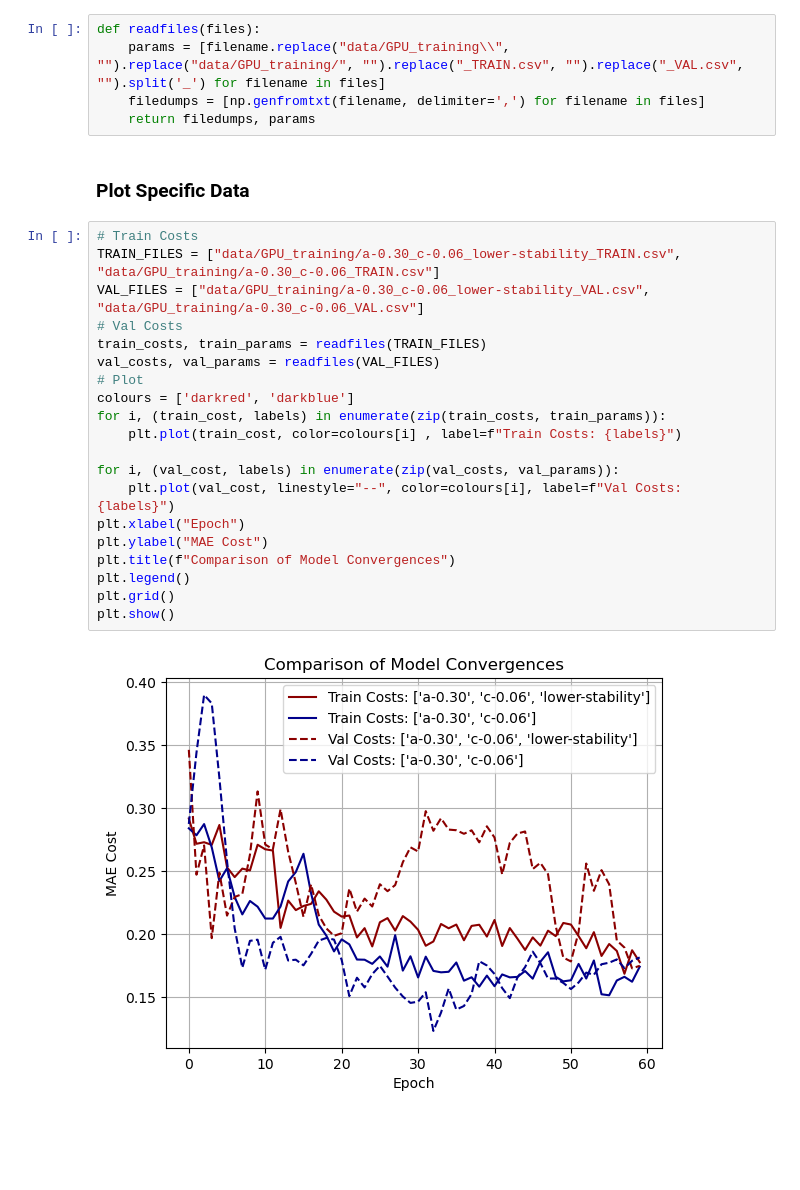
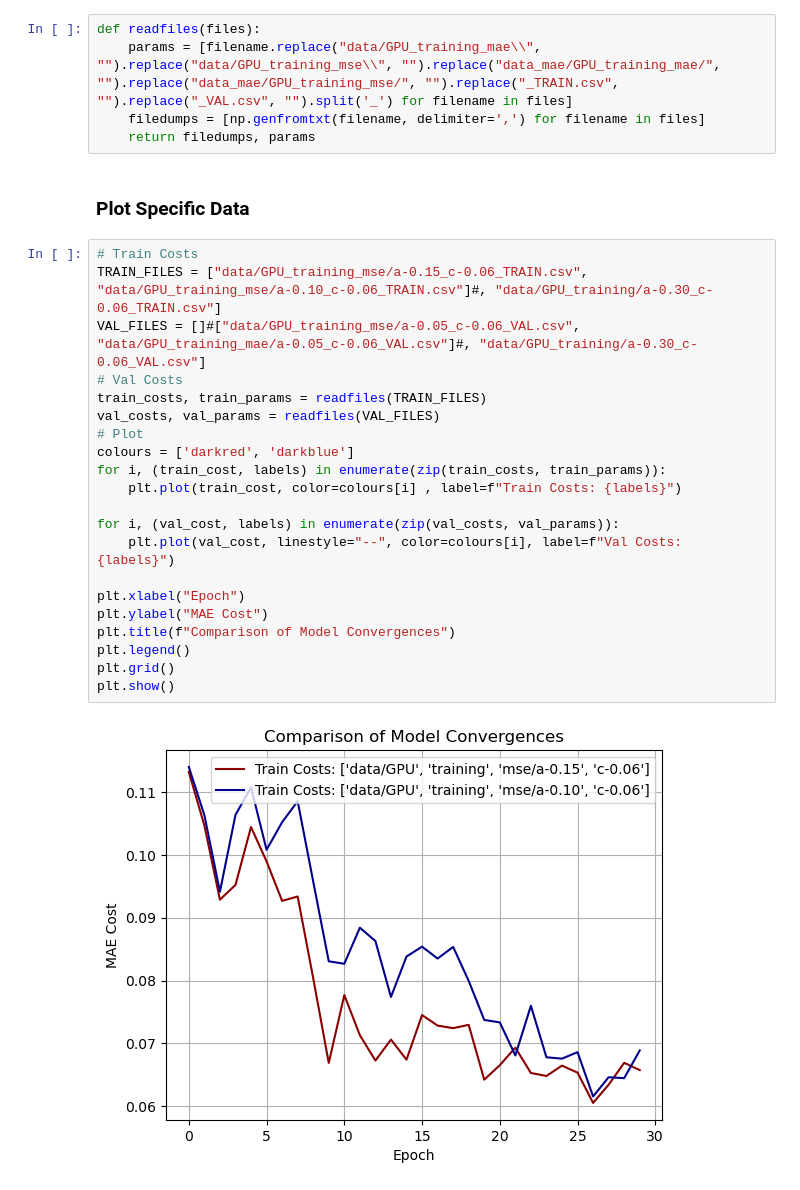
Before and after one commit to L-Amos/QNLP_project, a Jupyter notebook: fidelity_model/plotter.ipynb, the cells around one changed output. Drawn from its saved outputs; the diff is of its cells as text; blank space fills up the shorter version.

Commit message:
Adding MSE Data from GPU Training

```diff
--- a/fidelity_model/plotter.ipynb
+++ b/fidelity_model/plotter.ipynb
@@ -10,31 +10,32 @@ import numpy as np
 ### File Parsing Function
 # %%
 def readfiles(files):
-    params = [filename.replace("data/GPU_training\\", "").replace("data/GPU_training/", "").replace("_TRAIN.csv", "").replace("_VAL.csv", "").split('_') for filename in files]
+    params = [filename.replace("data/GPU_training_mae\\", "").replace("data/GPU_training_mse\\", "").replace("data_mae/GPU_training_mae/", "").replace("data_mae/GPU_training_mse/", "").replace("_TRAIN.csv", "").replace("_VAL.csv", "").split('_') for filename in files]
     filedumps = [np.genfromtxt(filename, delimiter=',') for filename in files]
     return filedumps, params
 # %% [markdown]
 ### Plot Specific Data
 # %%
 # Train Costs
-TRAIN_FILES = ["data/GPU_training/a-0.30_c-0.06_lower-stability_TRAIN.csv", "data/GPU_training/a-0.30_c-0.06_TRAIN.csv"]
-VAL_FILES = ["data/GPU_training/a-0.30_c-0.06_lower-stability_VAL.csv", "data/GPU_training/a-0.30_c-0.06_VAL.csv"]
+TRAIN_FILES = ["data/GPU_training_mse/a-0.15_c-0.06_TRAIN.csv", "data/GPU_training_mse/a-0.10_c-0.06_TRAIN.csv"]#, "data/GPU_training/a-0.30_c-0.06_TRAIN.csv"]
+VAL_FILES = []#["data/GPU_training_mse/a-0.05_c-0.06_VAL.csv", "data/GPU_training_mae/a-0.05_c-0.06_VAL.csv"]#, "data/GPU_training/a-0.30_c-0.06_VAL.csv"]
 # Val Costs
 train_costs, train_params = readfiles(TRAIN_FILES)
 val_costs, val_params = readfiles(VAL_FILES)
 # Plot
 colours = ['darkred', 'darkblue']
 for i, (train_cost, labels) in enumerate(zip(train_costs, train_params)):
     plt.plot(train_cost, color=colours[i] , label=f"Train Costs: {labels}")
 
 for i, (val_cost, labels) in enumerate(zip(val_costs, val_params)):
     plt.plot(val_cost, linestyle="--", color=colours[i], label=f"Val Costs: {labels}")
+
 plt.xlabel("Epoch")
 plt.ylabel("MAE Cost")
 plt.title(f"Comparison of Model Convergences")
 plt.legend()
 plt.grid()
 plt.show()
 # %% [output]
-[figure, old version]
+[figure, new version]
 # %% [markdown]
```
Also changed, not shown: parts of 4 cells of this notebook, 12 other files.
